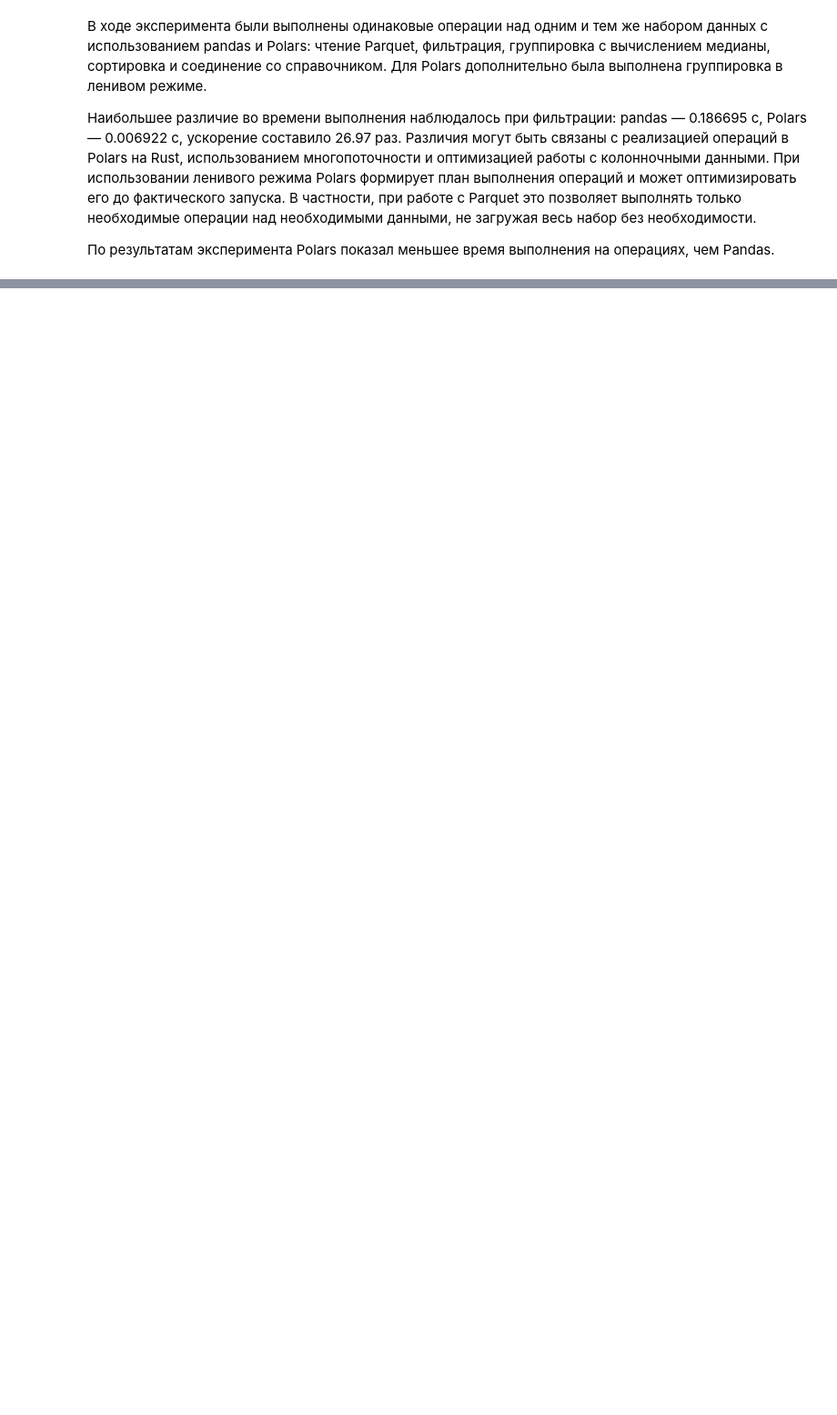
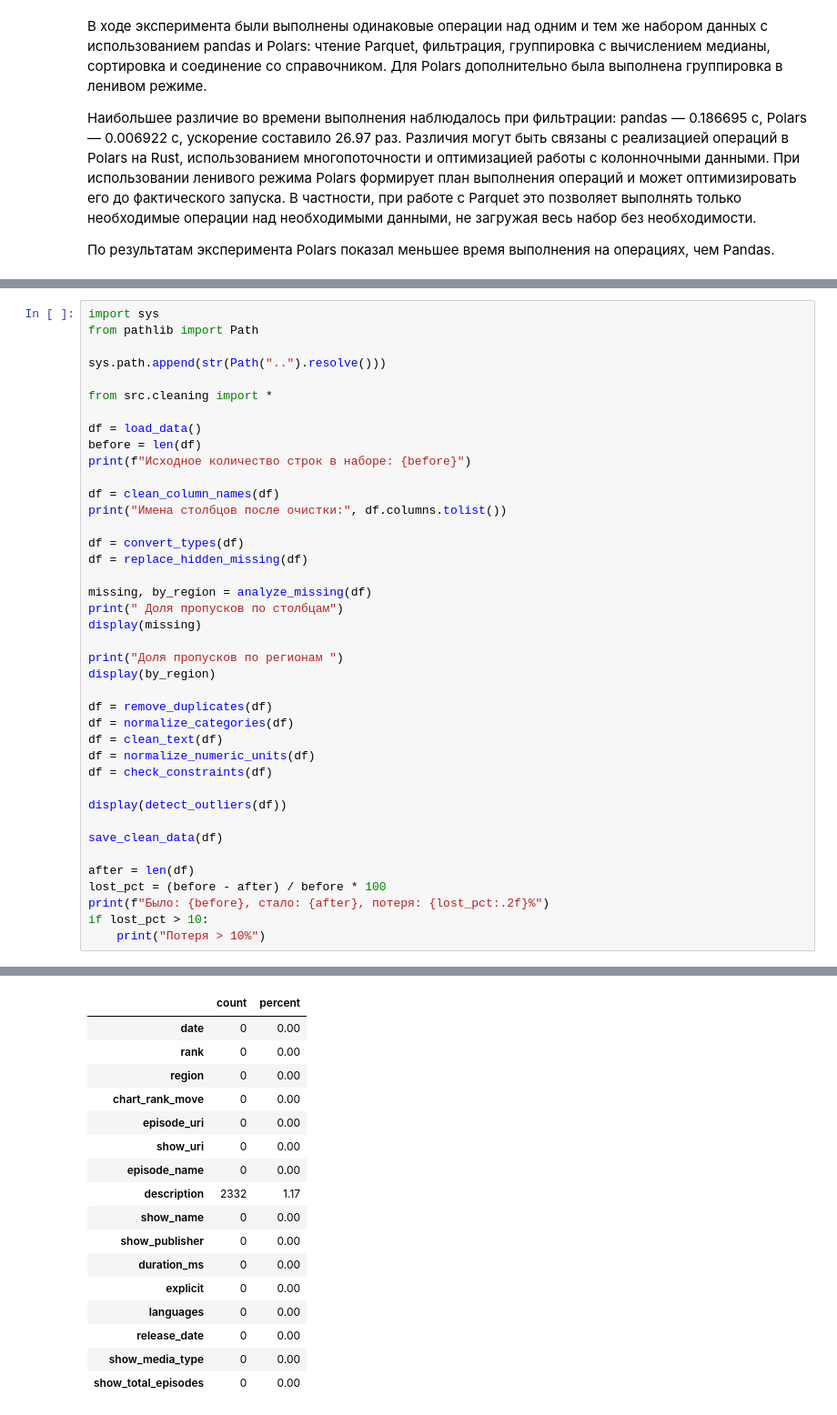
Before and after one commit to haeozo/Data, a Jupyter notebook: notebooks/01_overview.ipynb, the cells around one changed output, grey strips where cells are left out. Shown at 91% size. Cells and saved outputs as stored; diff of their text form; blank space fills up the shorter version.

```diff
--- a/notebooks/01_overview.ipynb
+++ b/notebooks/01_overview.ipynb
@@ -988,0 +991,41 @@ plt.show()
+# %%
+import sys
+from pathlib import Path
+
+sys.path.append(str(Path("..").resolve()))
+
+from src.cleaning import *
+
+df = load_data()
+before = len(df)
+print(f"Исходное количество строк в наборе: {before}")
+
+df = clean_column_names(df)
+print("Имена столбцов после очистки:", df.columns.tolist())
+
+df = convert_types(df)
+df = replace_hidden_missing(df)
+
+missing, by_region = analyze_missing(df)
+print(" Доля пропусков по столбцам")
+display(missing)
+
+print("Доля пропусков по регионам ")
+display(by_region)
+
+df = remove_duplicates(df)
+df = normalize_categories(df)
+df = clean_text(df)
+df = normalize_numeric_units(df)
+df = check_constraints(df)
+
+display(detect_outliers(df))
+
+save_clean_data(df)
+
+after = len(df)
+lost_pct = (before - after) / before * 100
+print(f"Было: {before}, стало: {after}, потеря: {lost_pct:.2f}%")
+if lost_pct > 10:
+    print("Потеря > 10%")
+# %% [output]
@@ -988,0 +1039,17 @@ plt.show()
+|  | count | percent |
+| date | 0 | 0.00 |
+| rank | 0 | 0.00 |
+| region | 0 | 0.00 |
+| chart_rank_move | 0 | 0.00 |
+| episode_uri | 0 | 0.00 |
+| show_uri | 0 | 0.00 |
+| episode_name | 0 | 0.00 |
+| description | 2332 | 1.17 |
+| show_name | 0 | 0.00 |
+| show_publisher | 0 | 0.00 |
+| duration_ms | 0 | 0.00 |
+| explicit | 0 | 0.00 |
+| languages | 0 | 0.00 |
+| release_date | 0 | 0.00 |
+| show_media_type | 0 | 0.00 |
+| show_total_episodes | 0 | 0.00 |
```
Also changed, not shown: parts of 3 cells of this notebook.
